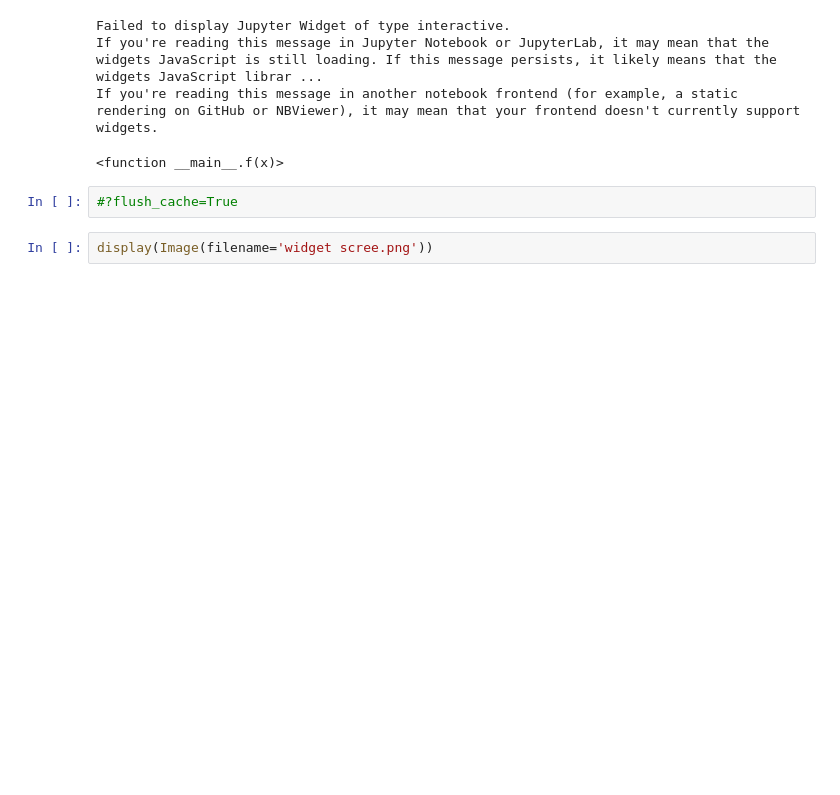
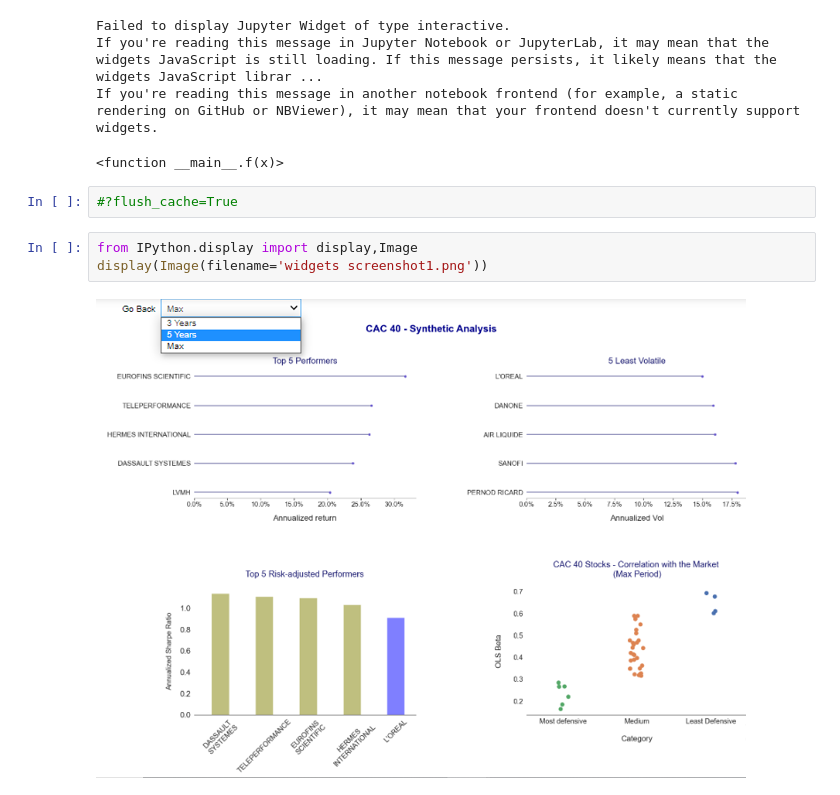
Before and after one commit to tasnimbenhamed/Python-Projects, a Jupyter notebook: Untitled14.ipynb, the cells around one changed output. Cells and saved outputs as stored; diff of their text form; blank space fills up the shorter version.

```diff
--- a/Untitled14.ipynb
+++ b/Untitled14.ipynb
@@ -10,5 +10,8 @@ If you're reading this message in another notebook frontend (for example, a stat
 <function __main__.f(x)>
 # %%
 #?flush_cache=True
-# %%
-display(Image(filename='widget scree.png'))
+# %%
+from IPython.display import display,Image
+display(Image(filename='widgets screenshot1.png'))
+# %% [output]
+[figure, added]
```
